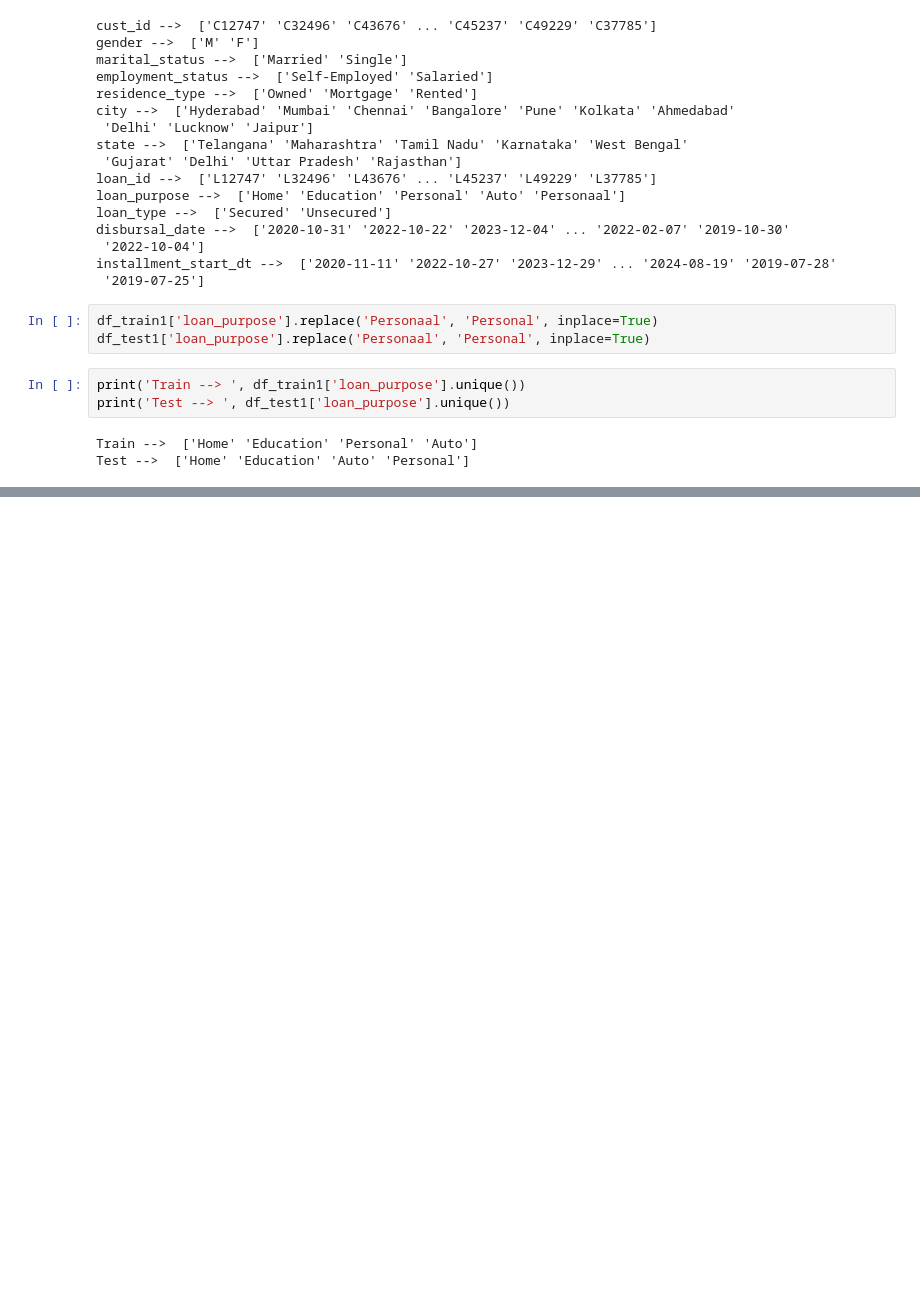
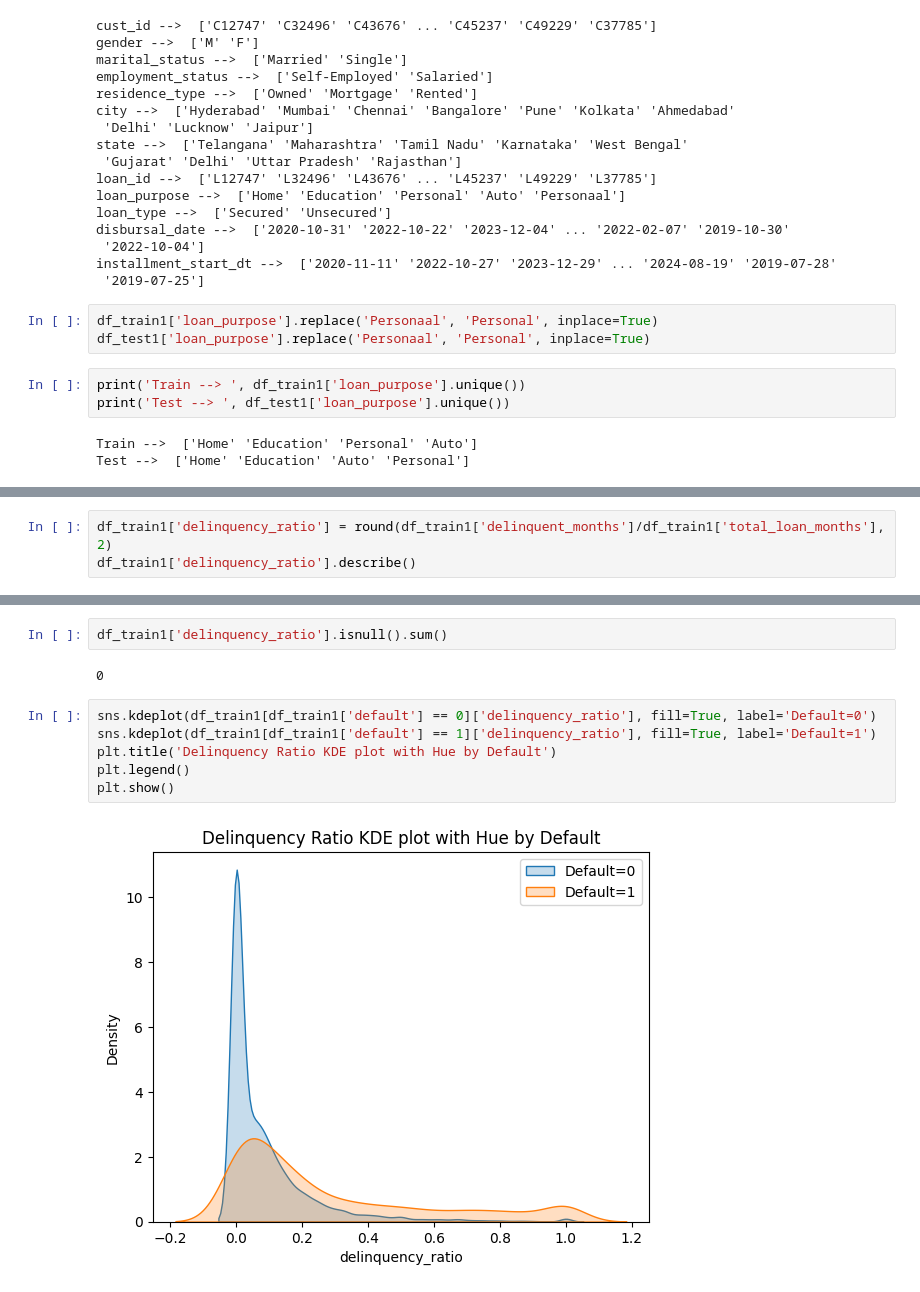
Before and after one commit to data-detectiv/credit-risk-modelling-classification, a Jupyter notebook: credit_risk_modelling.ipynb, the cells around one changed output, grey strips where cells are left out. Drawn from its saved outputs; the diff is of its cells as text; blank space fills up the shorter version.

```diff
--- a/credit_risk_modelling.ipynb
+++ b/credit_risk_modelling.ipynb
@@ -299,0 +371,3 @@ Test -->  ['Home' 'Education' 'Auto' 'Personal']
+# %%
+df_train1['delinquency_ratio'] = round(df_train1['delinquent_months']/df_train1['total_loan_months'], 2)
+df_train1['delinquency_ratio'].describe()
@@ -299,0 +384,12 @@ Test -->  ['Home' 'Education' 'Auto' 'Personal']
+# %%
+df_train1['delinquency_ratio'].isnull().sum()
+# %% [output]
+0
+# %%
+sns.kdeplot(df_train1[df_train1['default'] == 0]['delinquency_ratio'], fill=True, label='Default=0')
+sns.kdeplot(df_train1[df_train1['default'] == 1]['delinquency_ratio'], fill=True, label='Default=1')
+plt.title('Delinquency Ratio KDE plot with Hue by Default')
+plt.legend()
+plt.show()
+# %% [output]
+[figure, added]
```
Also changed, not shown: parts of 16 cells of this notebook.
